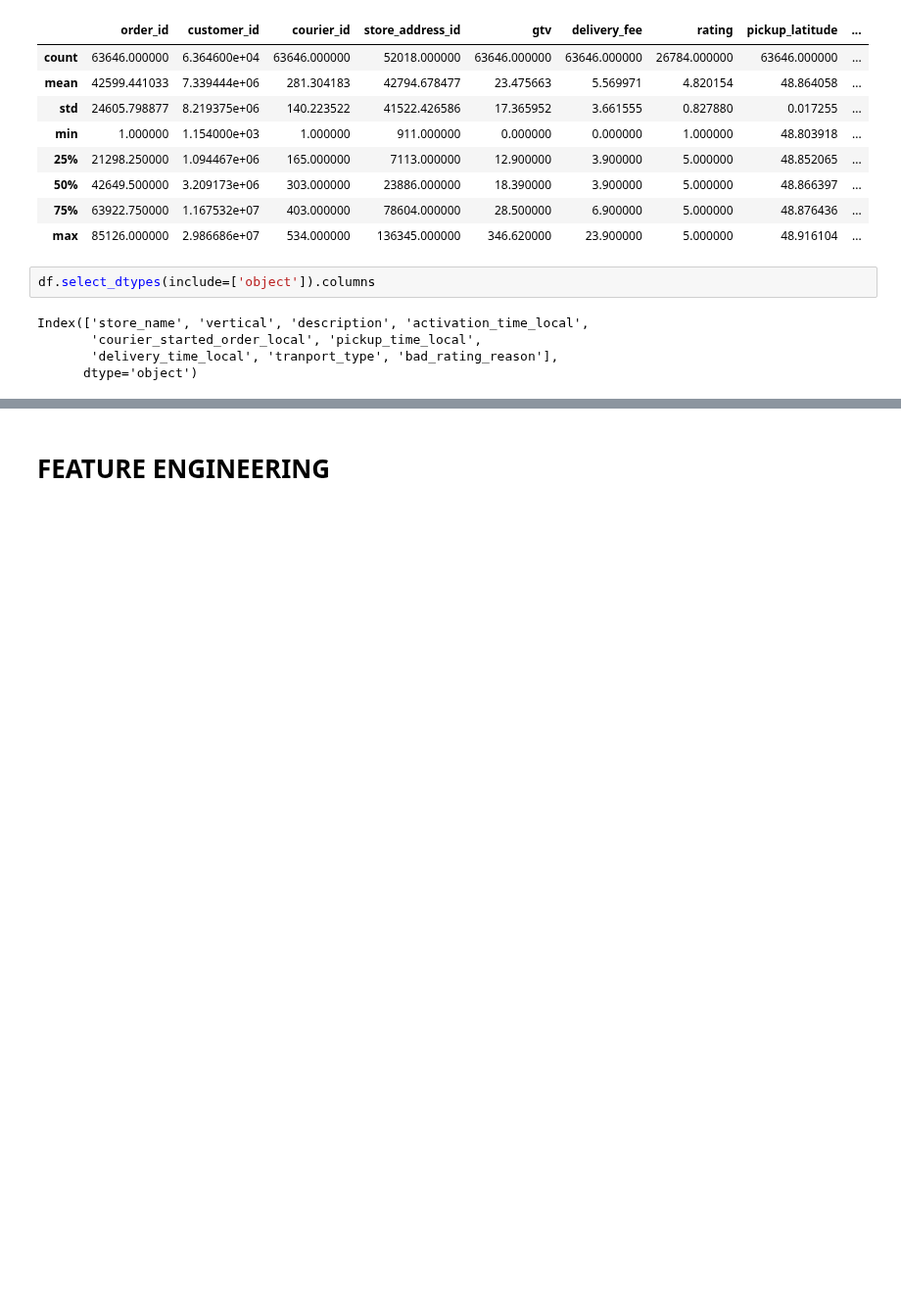
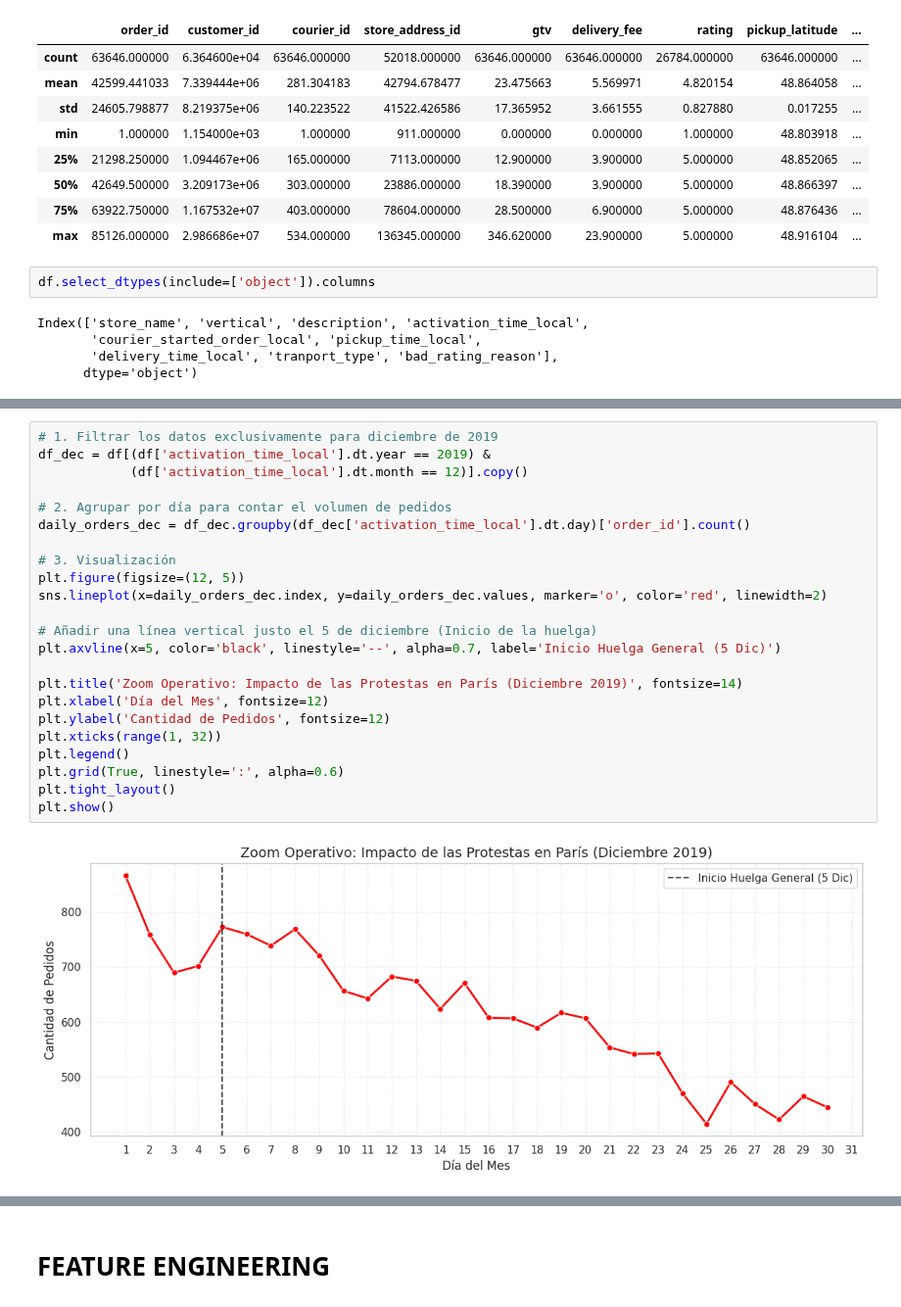
Before and after one commit to antni201204/Glovo_reto, a Jupyter notebook: GLOVO.ipynb, the cells around one changed output, grey strips where cells are left out. Shown at 98% size. Cells and saved outputs as stored; diff of their text form; blank space fills up the shorter version.

```diff
--- a/GLOVO.ipynb
+++ b/GLOVO.ipynb
@@ -146,0 +400,25 @@ Passing `palette` without assigning `hue` is deprecated and will be removed in v
+# %%
+# 1. Filtrar los datos exclusivamente para diciembre de 2019
+df_dec = df[(df['activation_time_local'].dt.year == 2019) &
+            (df['activation_time_local'].dt.month == 12)].copy()
+
+# 2. Agrupar por día para contar el volumen de pedidos
+daily_orders_dec = df_dec.groupby(df_dec['activation_time_local'].dt.day)['order_id'].count()
+
+# 3. Visualización
+plt.figure(figsize=(12, 5))
+sns.lineplot(x=daily_orders_dec.index, y=daily_orders_dec.values, marker='o', color='red', linewidth=2)
+
+# Añadir una línea vertical justo el 5 de diciembre (Inicio de la huelga)
+plt.axvline(x=5, color='black', linestyle='--', alpha=0.7, label='Inicio Huelga General (5 Dic)')
+
+plt.title('Zoom Operativo: Impacto de las Protestas en París (Diciembre 2019)', fontsize=14)
+plt.xlabel('Día del Mes', fontsize=12)
+plt.ylabel('Cantidad de Pedidos', fontsize=12)
+plt.xticks(range(1, 32))
+plt.legend()
+plt.grid(True, linestyle=':', alpha=0.6)
+plt.tight_layout()
+plt.show()
+# %% [output]
+[figure, added]
```
Also changed, not shown: parts of 104 cells of this notebook.
